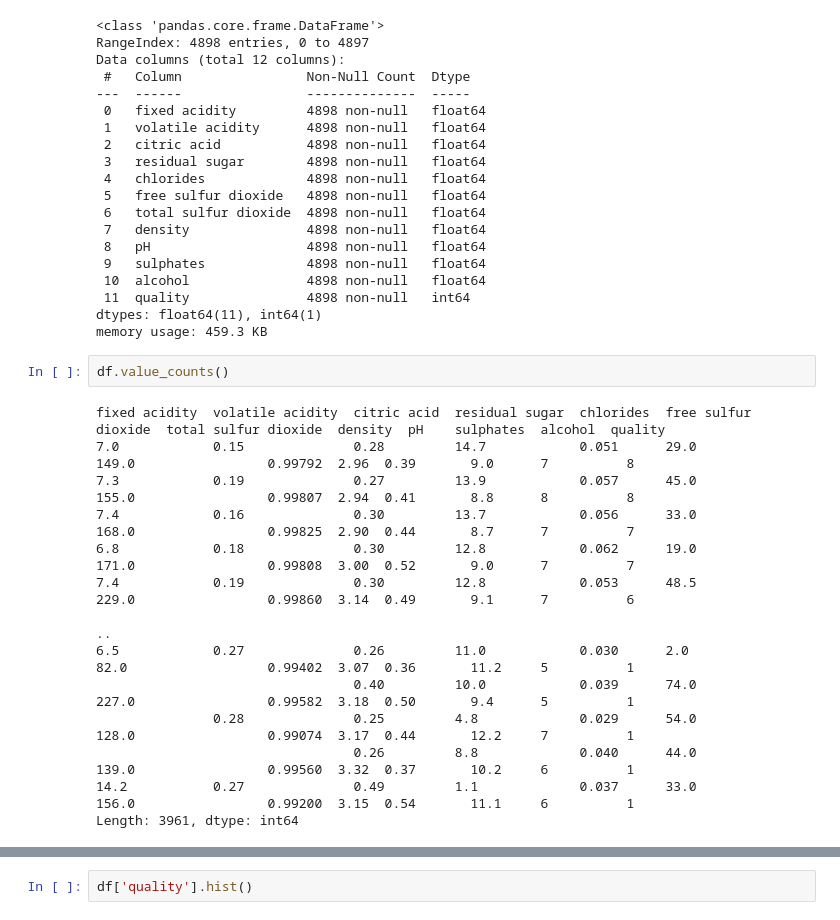
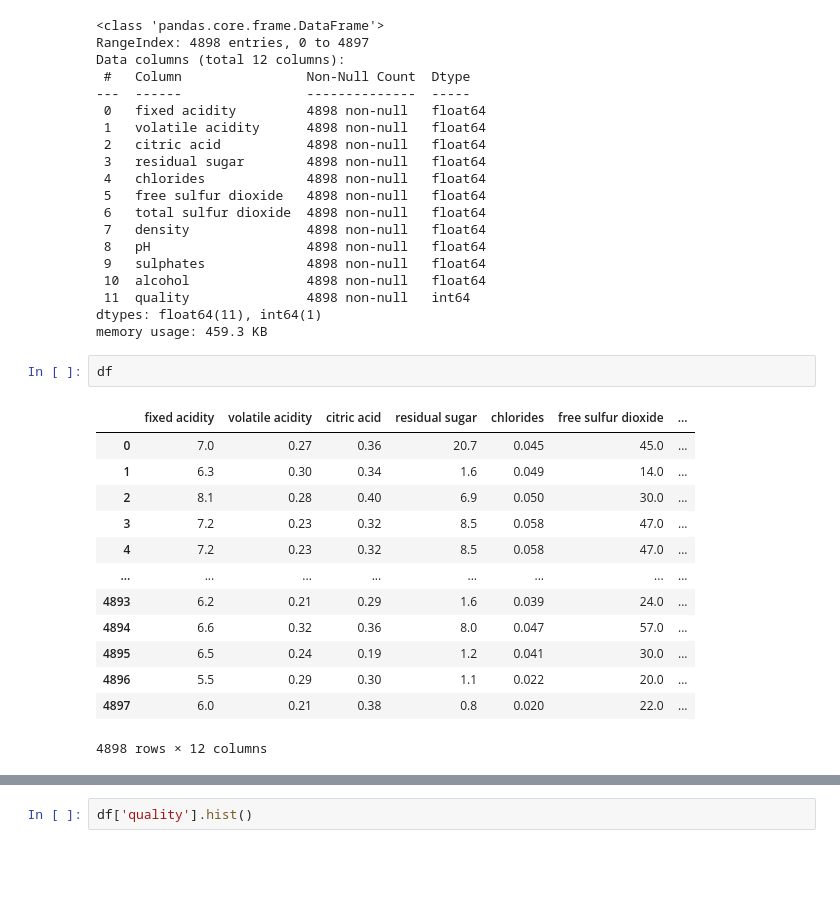
Before and after one commit to jinwenhua/group11, a Jupyter notebook: Wine.ipynb, the cells around one changed output, grey strips where cells are left out. Drawn from its saved outputs; the diff is of its cells as text; blank space fills up the shorter version.

```diff
--- a/Wine.ipynb
+++ b/Wine.ipynb
@@ -52,18 +52,18 @@ Data columns (total 12 columns):
 dtypes: float64(11), int64(1)
 memory usage: 459.3 KB
 # %%
-df.value_counts()
+df
 # %% [output]
+|  | fixed acidity | volatile acidity | citric acid | residual sugar | chlorides | free sulfur dioxide | ... |
+| 0 | 7.0 | 0.27 | 0.36 | 20.7 | 0.045 | 45.0 | ... |
+| 1 | 6.3 | 0.30 | 0.34 | 1.6 | 0.049 | 14.0 | ... |
+| 2 | 8.1 | 0.28 | 0.40 | 6.9 | 0.050 | 30.0 | ... |
+| 3 | 7.2 | 0.23 | 0.32 | 8.5 | 0.058 | 47.0 | ... |
+| 4 | 7.2 | 0.23 | 0.32 | 8.5 | 0.058 | 47.0 | ... |
+| ... | ... | ... | ... | ... | ... | ... | ... |
+| 4893 | 6.2 | 0.21 | 0.29 | 1.6 | 0.039 | 24.0 | ... |
+| 4894 | 6.6 | 0.32 | 0.36 | 8.0 | 0.047 | 57.0 | ... |
+| 4895 | 6.5 | 0.24 | 0.19 | 1.2 | 0.041 | 30.0 | ... |
+| 4896 | 5.5 | 0.29 | 0.30 | 1.1 | 0.022 | 20.0 | ... |
+| 4897 | 6.0 | 0.21 | 0.38 | 0.8 | 0.020 | 22.0 | ... |
-fixed acidity  volatile acidity  citric acid  residual sugar  chlorides  free sulfur dioxide  total sulfur dioxide  density  pH    sulphates  alcohol  quality
-7.0            0.15              0.28         14.7            0.051      29.0                 149.0                 0.99792  2.96  0.39       9.0      7          8
-7.3            0.19              0.27         13.9            0.057      45.0                 155.0                 0.99807  2.94  0.41       8.8      8          8
-7.4            0.16              0.30         13.7            0.056      33.0                 168.0                 0.99825  2.90  0.44       8.7      7          7
-6.8            0.18              0.30         12.8            0.062      19.0                 171.0                 0.99808  3.00  0.52       9.0      7          7
-7.4            0.19              0.30         12.8            0.053      48.5                 229.0                 0.99860  3.14  0.49       9.1      7          6
-                                                                                                                                                                 ..
-6.5            0.27              0.26         11.0            0.030      2.0                  82.0                  0.99402  3.07  0.36       11.2     5          1
-                                 0.40         10.0            0.039      74.0                 227.0                 0.99582  3.18  0.50       9.4      5          1
-               0.28              0.25         4.8             0.029      54.0                 128.0                 0.99074  3.17  0.44       12.2     7          1
-                                 0.26         8.8             0.040      44.0                 139.0                 0.99560  3.32  0.37       10.2     6          1
-14.2           0.27              0.49         1.1             0.037      33.0                 156.0                 0.99200  3.15  0.54       11.1     6          1
-Length: 3961, dtype: int64
+4898 rows × 12 columns
```
Also changed, not shown: parts of 34 cells of this notebook.
